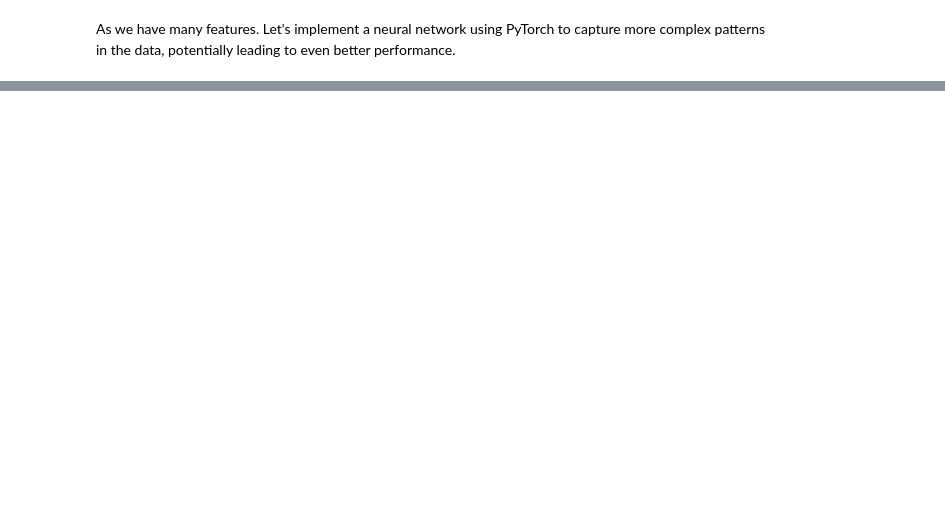
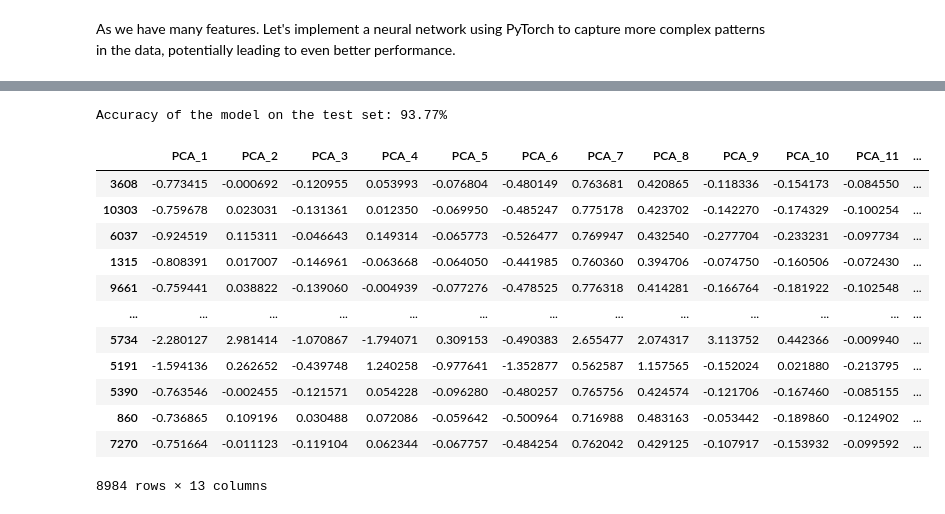
Before and after one commit to shekar-raja/exoplanet-detection-system-ml, a Jupyter notebook: Exoplanet Detection System.ipynb, the cells around one changed output, grey strips where cells are left out. Drawn from its saved outputs; the diff is of its cells as text; code cells hidden in the pictures; blank space fills up the shorter version.

```diff
--- a/Exoplanet Detection System.ipynb
+++ b/Exoplanet Detection System.ipynb
@@ -490,0 +570,31 @@ As we have many features. Let's implement a neural network using PyTorch to capt
+# %%
+# Evaluate the model
+model.eval()  # Set the model to evaluation mode
+with torch.no_grad():
+    correct = 0
+    total = 0
+    for X_batch, y_batch in test_loader:
+        outputs = model(X_batch)
+        _, predicted = torch.max(outputs.data, 1)
+        total += y_batch.size(0)
+        correct += (predicted == y_batch).sum().item()
+
+    print(f'Accuracy of the model on the test set: {100 * correct / total:.2f}%')
+# %% [output]
+Accuracy of the model on the test set: 93.77%
+# %%
+X_train
+# %% [output]
+|  | PCA_1 | PCA_2 | PCA_3 | PCA_4 | PCA_5 | PCA_6 | PCA_7 | PCA_8 | PCA_9 | PCA_10 | PCA_11 | ... |
+| 3608 | -0.773415 | -0.000692 | -0.120955 | 0.053993 | -0.076804 | -0.480149 | 0.763681 | 0.420865 | -0.118336 | -0.154173 | -0.084550 | ... |
+| 10303 | -0.759678 | 0.023031 | -0.131361 | 0.012350 | -0.069950 | -0.485247 | 0.775178 | 0.423702 | -0.142270 | -0.174329 | -0.100254 | ... |
+| 6037 | -0.924519 | 0.115311 | -0.046643 | 0.149314 | -0.065773 | -0.526477 | 0.769947 | 0.432540 | -0.277704 | -0.233231 | -0.097734 | ... |
+| 1315 | -0.808391 | 0.017007 | -0.146961 | -0.063668 | -0.064050 | -0.441985 | 0.760360 | 0.394706 | -0.074750 | -0.160506 | -0.072430 | ... |
+| 9661 | -0.759441 | 0.038822 | -0.139060 | -0.004939 | -0.077276 | -0.478525 | 0.776318 | 0.414281 | -0.166764 | -0.181922 | -0.102548 | ... |
+| ... | ... | ... | ... | ... | ... | ... | ... | ... | ... | ... | ... | ... |
+| 5734 | -2.280127 | 2.981414 | -1.070867 | -1.794071 | 0.309153 | -0.490383 | 2.655477 | 2.074317 | 3.113752 | 0.442366 | -0.009940 | ... |
+| 5191 | -1.594136 | 0.262652 | -0.439748 | 1.240258 | -0.977641 | -1.352877 | 0.562587 | 1.157565 | -0.152024 | 0.021880 | -0.213795 | ... |
+| 5390 | -0.763546 | -0.002455 | -0.121571 | 0.054228 | -0.096280 | -0.480257 | 0.765756 | 0.424574 | -0.121706 | -0.167460 | -0.085155 | ... |
+| 860 | -0.736865 | 0.109196 | 0.030488 | 0.072086 | -0.059642 | -0.500964 | 0.716988 | 0.483163 | -0.053442 | -0.189860 | -0.124902 | ... |
+| 7270 | -0.751664 | -0.011123 | -0.119104 | 0.062344 | -0.067757 | -0.484254 | 0.762042 | 0.429125 | -0.107917 | -0.153932 | -0.099592 | ... |
+8984 rows × 13 columns
```
Also changed, not shown: parts of 11 cells of this notebook.
